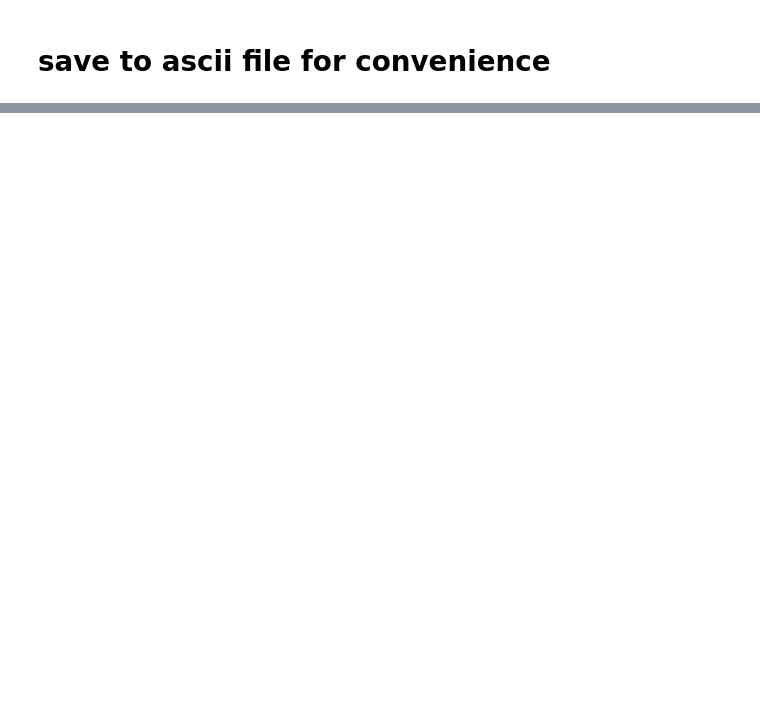
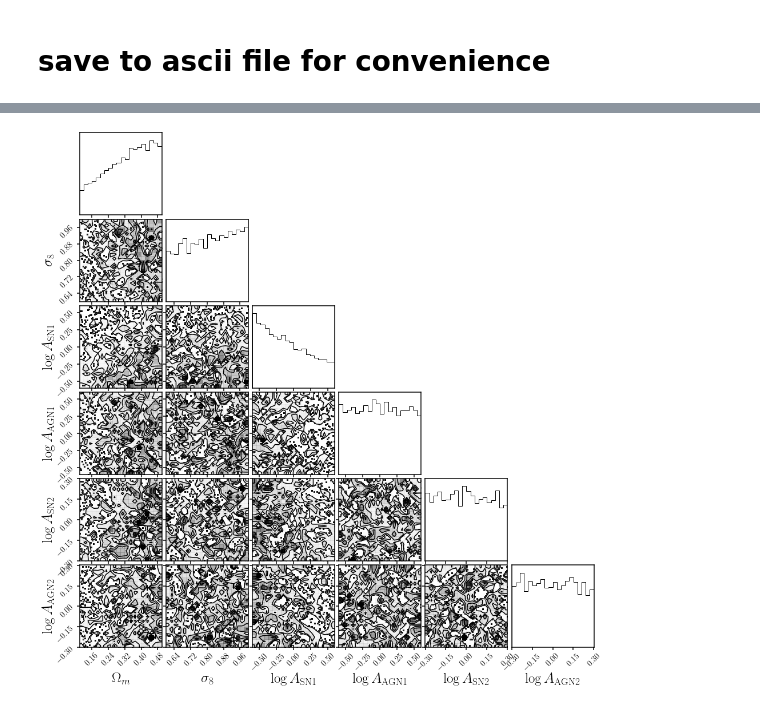
Before and after one commit to changhoonhahn/goleta, a Jupyter notebook: nb/training_data.ipynb, the cells around one changed output, grey strips where cells are left out. Drawn from its saved outputs; the diff is of its cells as text; code cells hidden in the pictures; blank space fills up the shorter version.

```diff
--- a/nb/training_data.ipynb
+++ b/nb/training_data.ipynb
@@ -95,0 +115,34 @@ np.savetxt(ftrain, np.concatenate([props[:,icosmo], absmags, absmag_sigmas], axi
+# %%
+dat_dir = '/tigress/chhahn/cgpop/'
+f = h5py.File(os.path.join(dat_dir, 'simba.snap33.subfind.galaxies.LHC.hdf5'), 'r')
+props = f['props'][...].T
+f.close()
+# %%
+# Om, s8, Asn1, Aagn1, Asn2, Aagn2, Mg, Mstar, Mbh, Mtot, Vmax, Vdisp, Zg, Zs, SFR, J, Vel, Rstar, Rtot, Rvmax,
+# absmag U, B, V, K, g, r, i, z
+lbls = [r'$\Omega_m$', r'$\sigma_8$', r'$\log A_{\rm SN1}$', r'$\log A_{\rm AGN1}$',
+        r'$\log A_{\rm SN2}$', r'$\log A_{\rm AGN2}$',
+        r'$\log M_g$', r'$\log M_*$', r'$M_{\rm BH}$', r'$M_{\rm tot}$', r'$\log V_{\rm max}$', r'$V_{\rm disp}$',
+        r'$Z_g$', r'$\log Z_*$', 'SFR', 'J', 'V', r'$\log R_*$', r'$R_{\rm tot}$', r'$R_{\rm vmax}$',
+        r'$U$ absmag', r'$B$ absmag', r'$V$ absmag', r'$K$ absmag', r'$g$ absmag', r'$r$ absmag', r'$i$ absmag',
+        r'$z$ absmag']
+# %%
+props[:,2] = np.log10(props[:,2])
+props[:,3] = np.log10(props[:,3])
+props[:,4] = np.log10(props[:,4])
+props[:,5] = np.log10(props[:,5])
+
+props[:,6] = np.log10(props[:,6])
+props[:,7] = np.log10(props[:,7])
+props[:,10] = np.log10(props[:,10])
+props[:,13] = np.log10(props[:,13])
+props[:,17] = np.log10(props[:,17])
+# %%
+icosmo = [0, 1, 2, 3, 4, 5] # cosmological/hydro parameters
+igals = [6, 7, 10, 13, 17] # intrinsic properties of galaixes (Mg, M*, Vmax, Z*, R*)
+iobs = [-4, -3, -2, -1] # g, r, i, z absolute magnitudes
+# %%
+fig = DFM.corner(props[:,icosmo],
+                 labels=[lbls[i] for i in icosmo], label_kwargs={'fontsize': 25})
+# %% [output]
+[figure, added]
```
Also changed, not shown: parts of 11 cells of this notebook.
